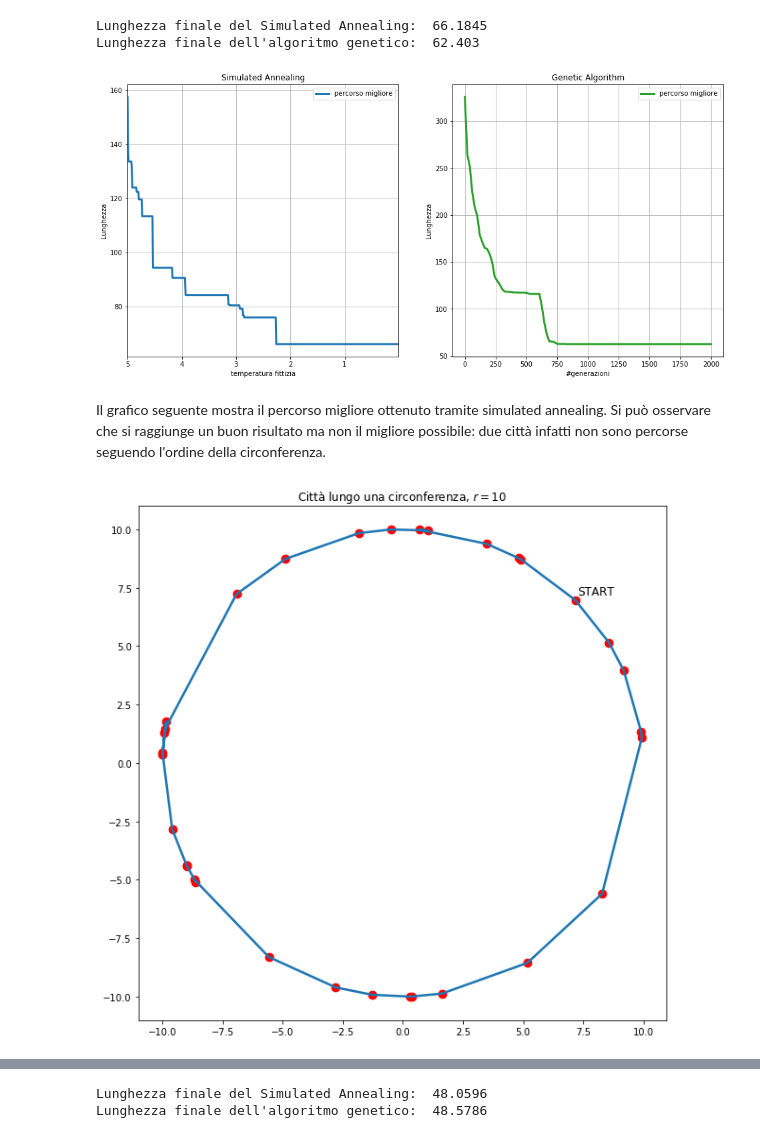
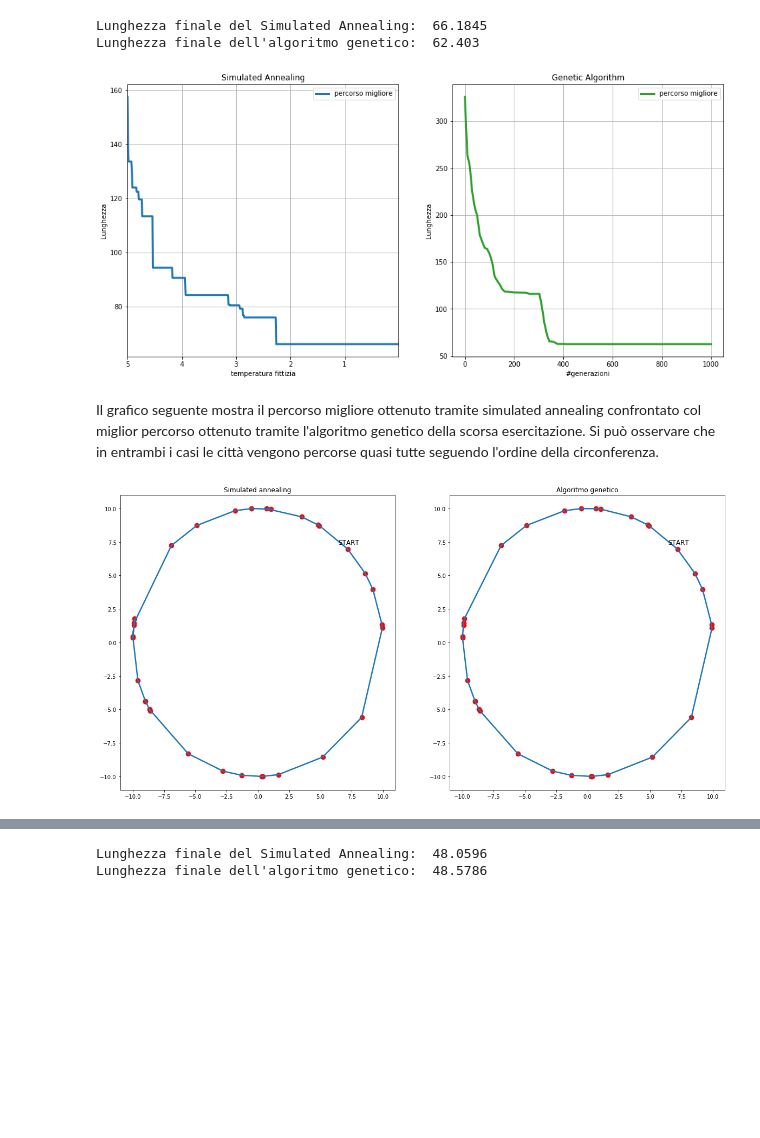
Before and after one commit to danidimic/NSL-exercise, a Jupyter notebook: LSN_Exercise_10/LSN_Exercise_10.ipynb, the cells around one changed output, grey strips where cells are left out. Drawn from its saved outputs; the diff is of its cells as text; code cells hidden in the pictures; blank space fills up the shorter version.

```diff
--- a/LSN_Exercise_10/LSN_Exercise_10.ipynb
+++ b/LSN_Exercise_10/LSN_Exercise_10.ipynb
@@ -54,7 +56,7 @@ plt.grid(True)
 
 plt.subplot(122) #Genetic algorithm
 xl, L = np.loadtxt('../LSN_Exercise_09/Files/Circle/lenght.out', delimiter='  ', unpack=True)
-x = np.linspace(0, 2000, len(xl))
+x = np.linspace(0, 1000, len(xl))
 print("Lunghezza finale dell'algoritmo genetico: ", L[len(L)-1])
 
 plt.plot(x, L, label='percorso migliore', lw=3, c='tab:green')
@@ -66,45 +68,48 @@ plt.grid(True)
 # %% [output]
 Lunghezza finale del Simulated Annealing:  66.1845
 Lunghezza finale dell'algoritmo genetico:  62.403
-[figure, old version]
+[figure, new version]
 # %% [markdown]
-Il grafico seguente mostra il percorso migliore ottenuto tramite simulated annealing. Si può osservare che si raggiunge un buon risultato ma non il migliore possibile: due città infatti non sono percorse seguendo l'ordine della circonferenza.
+Il grafico seguente mostra il percorso migliore ottenuto tramite simulated annealing confrontato col miglior percorso ottenuto tramite l'algoritmo genetico della scorsa esercitazione. Si può osservare che in entrambi i casi le città vengono percorse quasi tutte seguendo l'ordine della circonferenza.
 # %%
 import math
 import numpy as np
 import matplotlib.pyplot as plt
-from matplotlib import animation, rc
 
-plt.figure(figsize=(10, 10))
-ncities = 32
+plt.figure(figsize=(20, 10))
 
-xc, yc = np.loadtxt('./Files/Circle/cities.out', unpack=True)
-path = np.loadtxt('./Files/Circle/best_path.out', unpack=True)
+ncities = 32 #numero delle città
+sub = [121, 122] #subplot del grafico
+title = ['Simulated annealing', 'Algoritmo genetico'] #titoli dei subplot
+xc, yc = np.loadtxt('./Files/Circle/cities.out', unpack=True) #coordinate delle città
+filepath = ['./Files/Circle/best_path.out', '../LSN_Exercise_09/Files/Circle/best_path.out'] #path dei percorsi
 
-xp = []
-yp = []
+for j in range(2):
+    plt.subplot(sub[j])
+    path = np.loadtxt(filepath[j], unpack=True)
+    xp = []
+    yp = []
+    for i in range(ncities):
+        index = int(path[i])
+        xp.append(xc[index])
+        yp.append(yc[index])
 
-for i in range(ncities):
-    index = int(path[i])
+    index = int(path[0])
     xp.append(xc[index])
     yp.append(yc[index])
 
-index = int(path[0])
-xp.append(xc[index])
-yp.append(yc[index])
+    #numerazione delle città
+    #for i in range(32):
+    #    plt.text(xp[i]+0.1, yp[i]+0.1, i, fontsize=12)
 
-#numerazione delle città
-#for i in range(32):
-#    plt.text(xp[i]+0.1, yp[i]+0.1, i, fontsize=12)
-
-plt.title("Città lungo una circonferenza, $r=10$")
-plt.text(xc[0]+0.1, yc[0]+0.25, 'START', fontsize=12)
-plt.scatter(xc, yc, s=75, c='red') #città
-plt.plot(xp, yp,  zorder=1, lw=2.5) #percorso
+    plt.title(title[j])
+    plt.text(xc[0]-0.75, yc[0]+0.35, 'START', fontsize=12)
+    plt.scatter(xc, yc, s=75, c='red') #città
+    plt.plot(xp, yp,  zorder=1, lw=2.5) #percorso
 
 plt.show()
 # %% [output]
-[figure, old version]
+[figure, new version]
 # %% [markdown]
 ### <font color='blue'> Città in un Quadrato</font>
 Applico l'algoritmo di ricerca basato sul *simulated annealing* al caso di $32$ città disposte all'interno di un quadrato di lato $l=10$.
```
Also changed, not shown: parts of 4 cells of this notebook.
